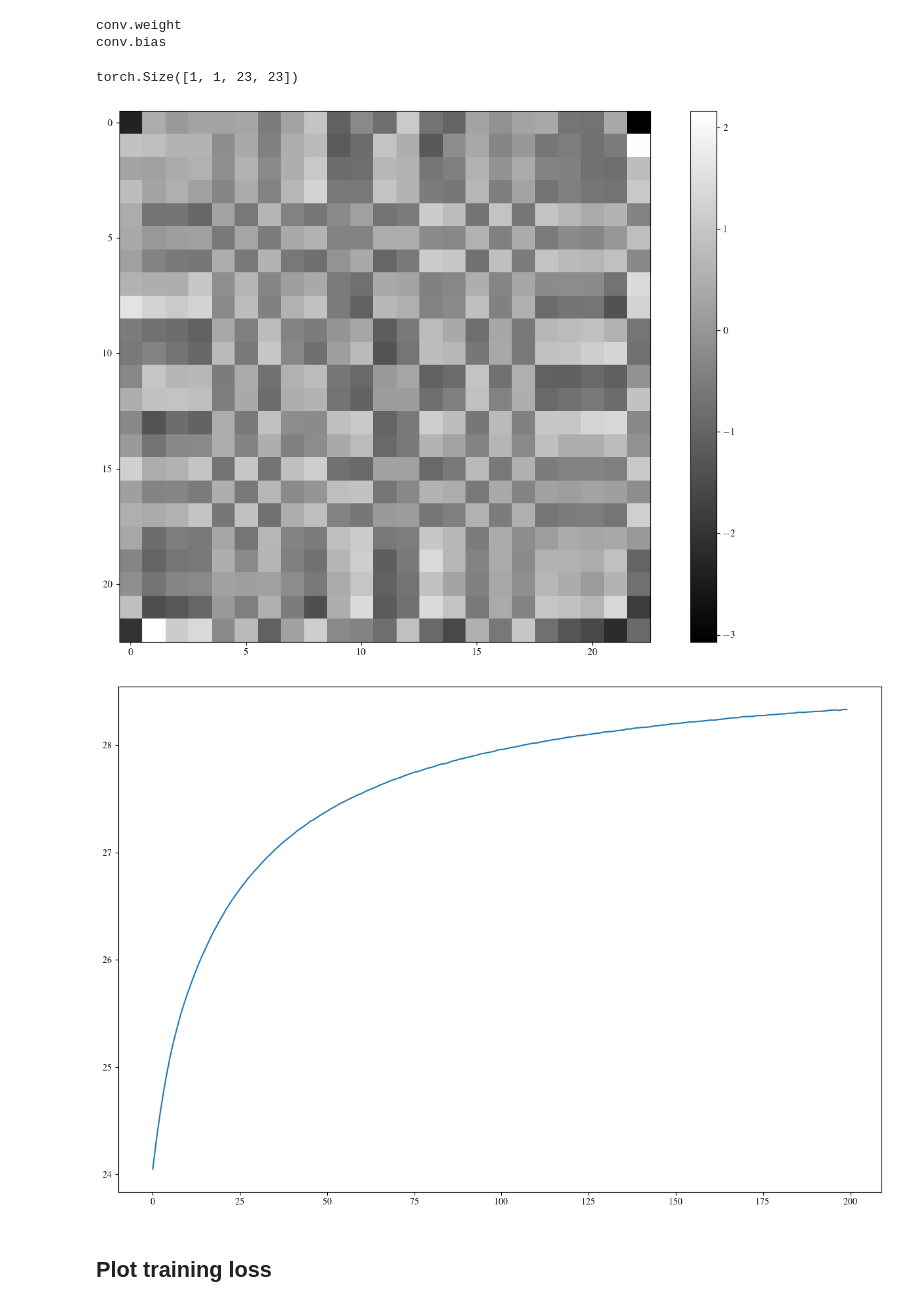
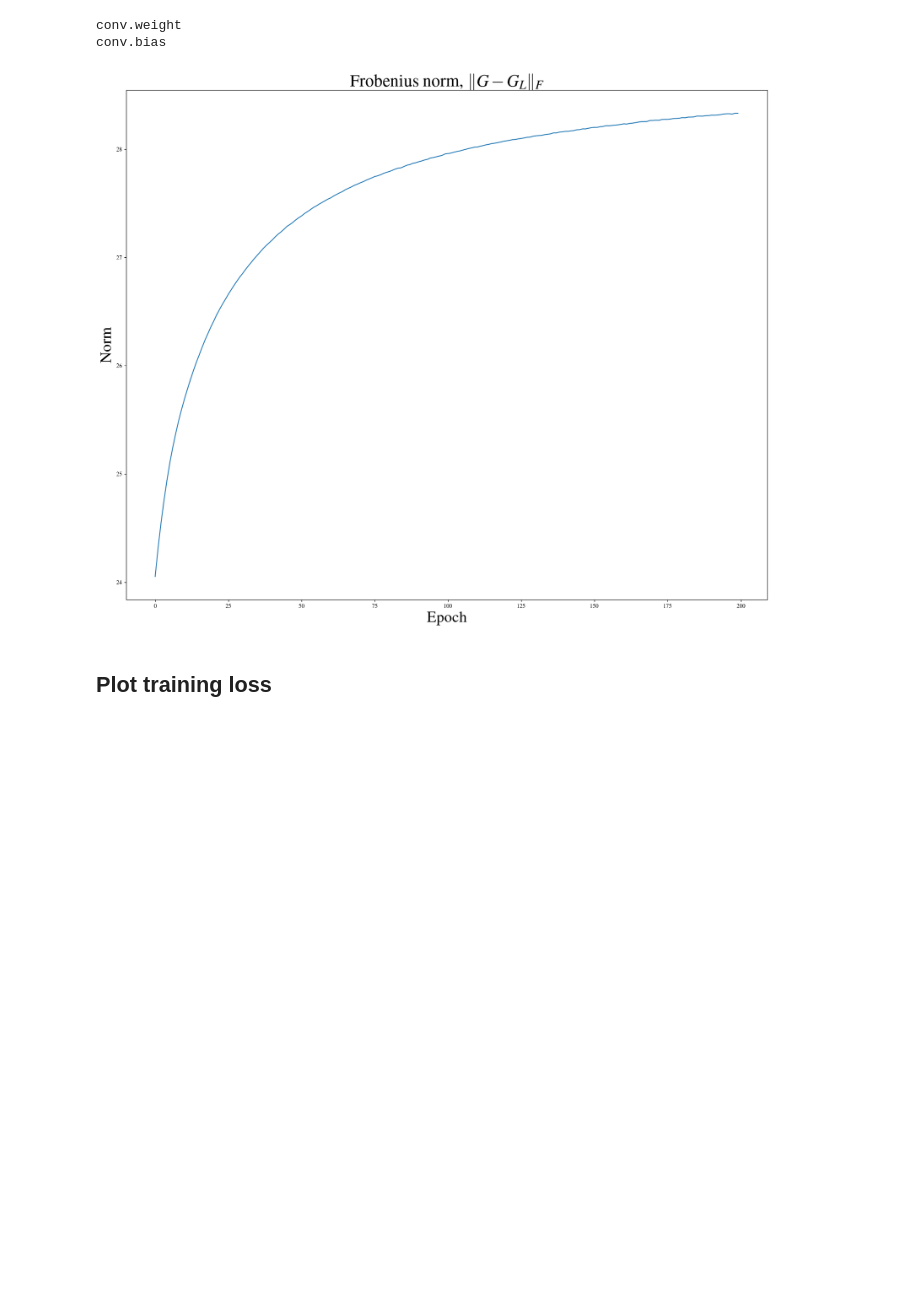
Before and after one commit to jornelasmunoz/UCM_Undergraduate_Research, a Jupyter notebook: jornelasmunoz/notebooks/CNN_Reconstruction.ipynb, the cells around one changed output. Saved outputs shown, nothing was run; the diff lists cells and outputs as text; code cells hidden in the pictures; blank space fills up the shorter version.

Commit message:
saved final weights as numpy arrays. Saved images about loss and frobenius norm as a function of epoch

```diff
--- a/jornelasmunoz/notebooks/CNN_Reconstruction.ipynb
+++ b/jornelasmunoz/notebooks/CNN_Reconstruction.ipynb
@@ -60,7 +60,7 @@ To define the MURA encoding and decoding, we first define a size $p$ for the MUR
 %%time
 # define hyperparameters
 params = {
- # "dataset": "MNIST",
+  "dataset": "MNIST",
  # "machine": "desktop",
   "model": "CNN",
   "learning_rate": 1e-3,
@@ -84,7 +84,7 @@ The MNIST data is originally defined as a tuple of (images, labels). We will red
 Both the encoded images and original images will be size $p \times p$.
 # %%
 # Define the size of MNIST image to be equal to the size of A
-size = A.shape[0]
+size = params['image_size'] #A.shape[0]
 
 # Load MNIST data from PyTorch and
     # (1) Convert to tensor
@@ -421,22 +420,21 @@ for key in list(model.state_dict().keys()):
 # %% [output]
 conv.weight
 conv.bias
-# %%
-model.state_dict()['conv.weight'].shape
-# %% [output]
-torch.Size([1, 1, 23, 23])
 # %%
-# Plot weights
-plt.imshow(torch.squeeze(model.state_dict()['conv.weight']), cmap='gray')
-plt.colorbar()
-plt.show()
+# # Plot weights
+# plt.imshow(torch.squeeze(model.state_dict()['conv.weight']), cmap='gray')
+# plt.colorbar()
+# plt.show()
 
 # plot frob per epoch
 plt.plot(np.arange(params['epochs']), frob_per_epoch)
+plt.title("Frobenius norm, $\|G-G_L\|_F$", fontsize=30)
+plt.xlabel("Epoch", fontsize=27)
+plt.ylabel("Norm", fontsize=27)
+#plt.savefig(path+'figs/frob_per_epoch_CNN.png')
 plt.show()
 # %% [output]
-[figure, old version]
+[figure, new version]
-[figure, removed]
 # %% [markdown]
 ## Plot training loss
 # %%
```
Also changed, not shown: parts of 13 cells of this notebook, 5 other files.
